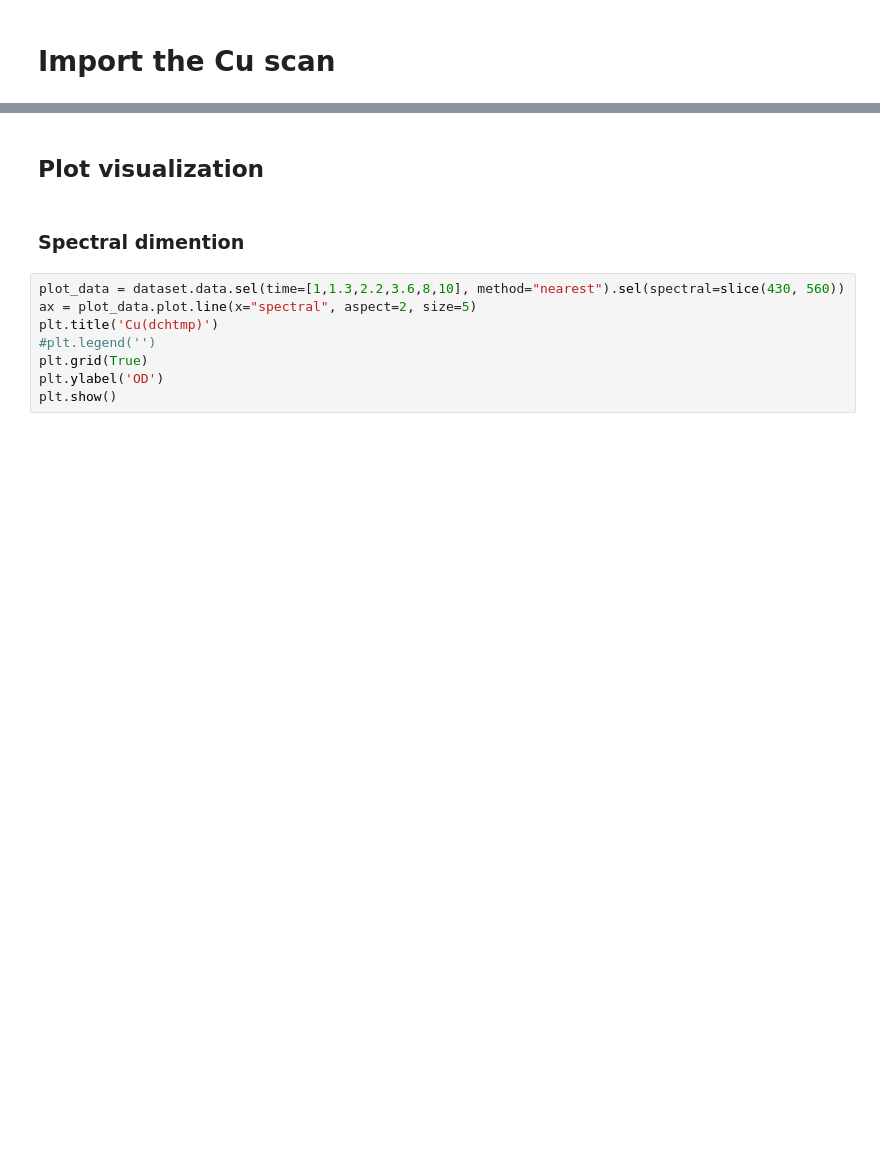
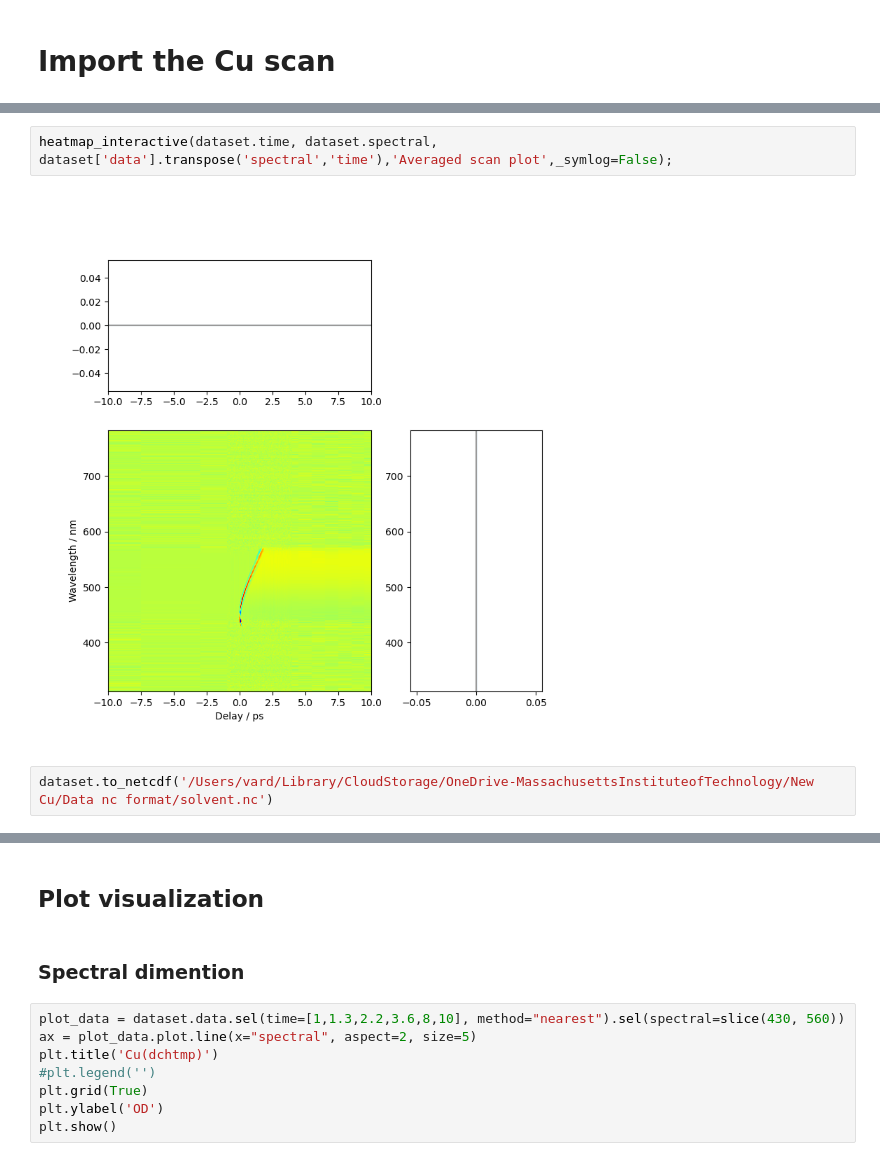
Before and after one commit to SchlauCohenLab/Arthur-s-code-, a Jupyter notebook: Data_Analysis/Global_Fit_Cu_.ipynb, the cells around one changed output, grey strips where cells are left out. Saved outputs shown, nothing was run; the diff lists cells and outputs as text; blank space fills up the shorter version.

```diff
--- a/Data_Analysis/Global_Fit_Cu_.ipynb
+++ b/Data_Analysis/Global_Fit_Cu_.ipynb
@@ -1003,0 +772,6 @@ heatmap_interactive(dataset.time, dataset.spectral, dataset['data'].transpose('s
+# %%
+heatmap_interactive(dataset.time, dataset.spectral, dataset['data'].transpose('spectral','time'),'Averaged scan plot',_symlog=False);
+# %% [output]
+[figure, added]
+# %%
+dataset.to_netcdf('/Users/vard/Library/CloudStorage/OneDrive-MassachusettsInstituteofTechnology/New Cu/Data nc format/solvent.nc')
```
Also changed, not shown: parts of 33 cells of this notebook, 4 other files.
